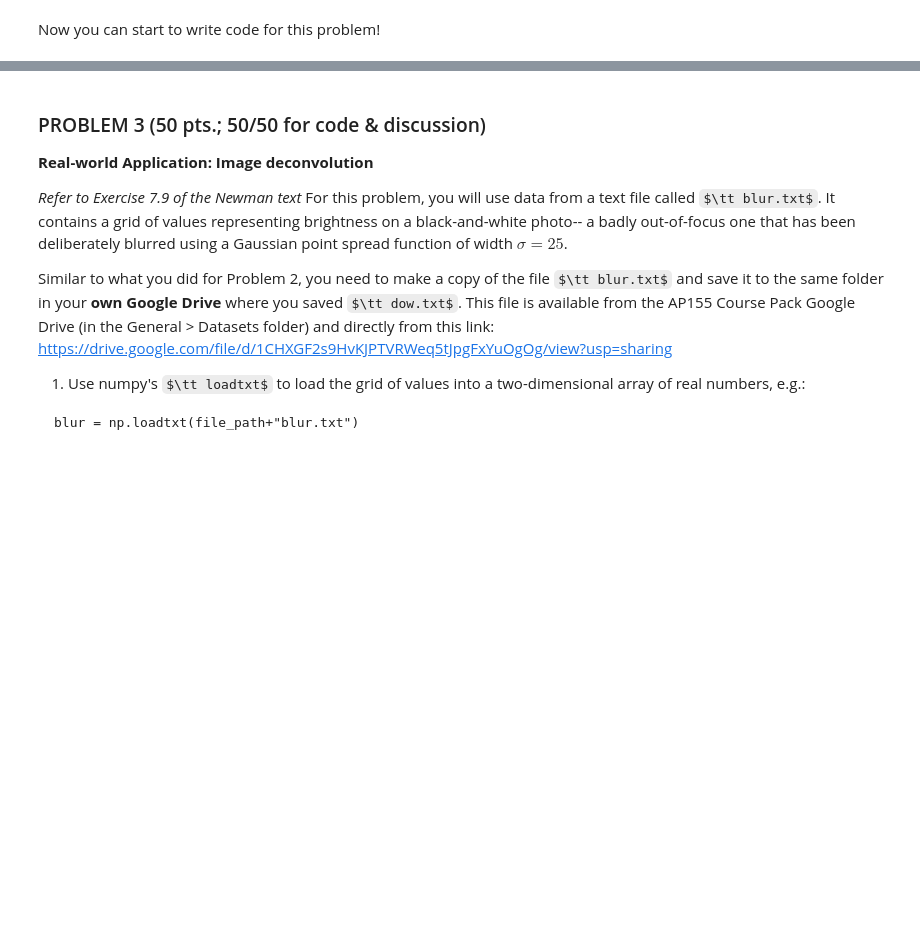
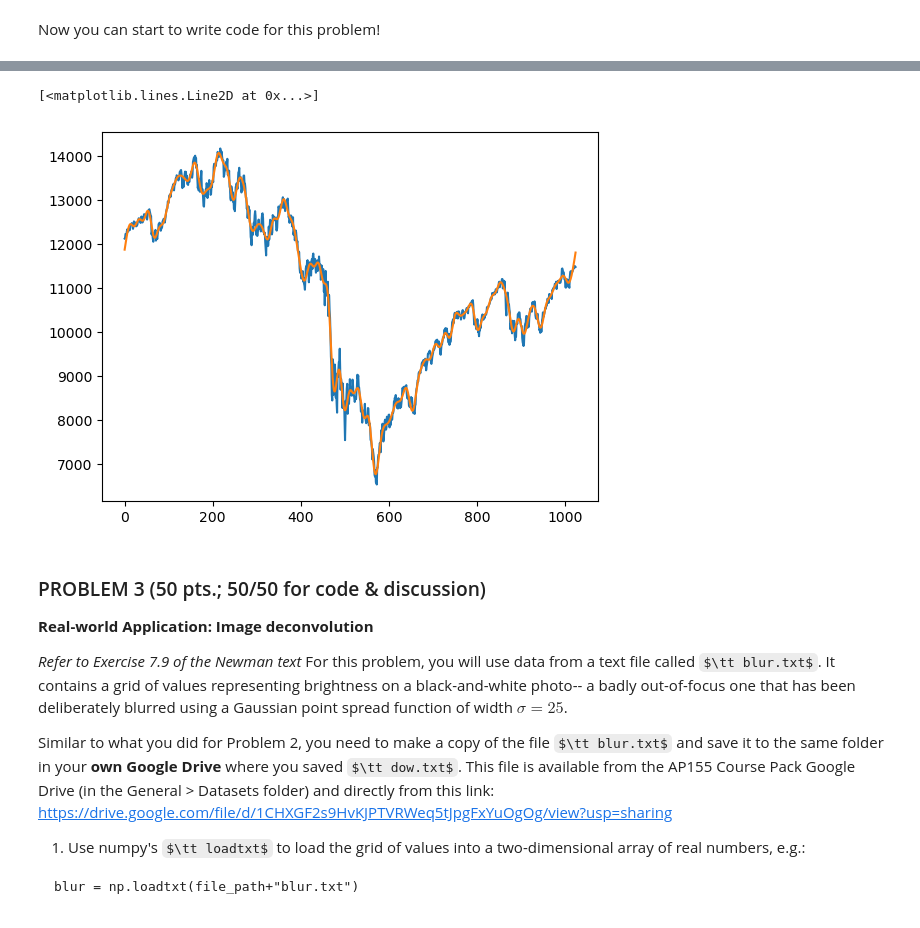
Before and after one commit to genvert/AP_155_HX-3_Vertudez, a Jupyter notebook: module 3/lab_assignment_module3.ipynb, the cells around one changed output, grey strips where cells are left out. Saved outputs shown, nothing was run; the diff lists cells and outputs as text; code cells hidden in the pictures; some formulas as TeX source; blank space fills up the shorter version.

```diff
--- a/module 3/lab_assignment_module3.ipynb
+++ b/module 3/lab_assignment_module3.ipynb
@@ -101,3 +113,28 @@ Now you can start to write code for this problem!
+# %%
+# 2.
+
+from numpy.fft import rfft, irfft
+
+coef = rfft(dow)
+# coef
+# %%
+# 3.
+
+for i in range(int(0.1*len(coef)),len(coef)):
+    coef[i] = 0
+
+# coef
+# %%
+# 4.
+
+dow_inv = irfft(coef)
+
+fig, ax = plt.subplots()
+ax.plot(dow)
+ax.plot(dow_inv)
+# %% [output]
+[<matplotlib.lines.Line2D at 0x...>]
+[figure, added]
 # %% [markdown]
 ### PROBLEM 3 (50 pts.; 50/50 for code & discussion)
 
```
Also changed, not shown: parts of 2 cells of this notebook.
